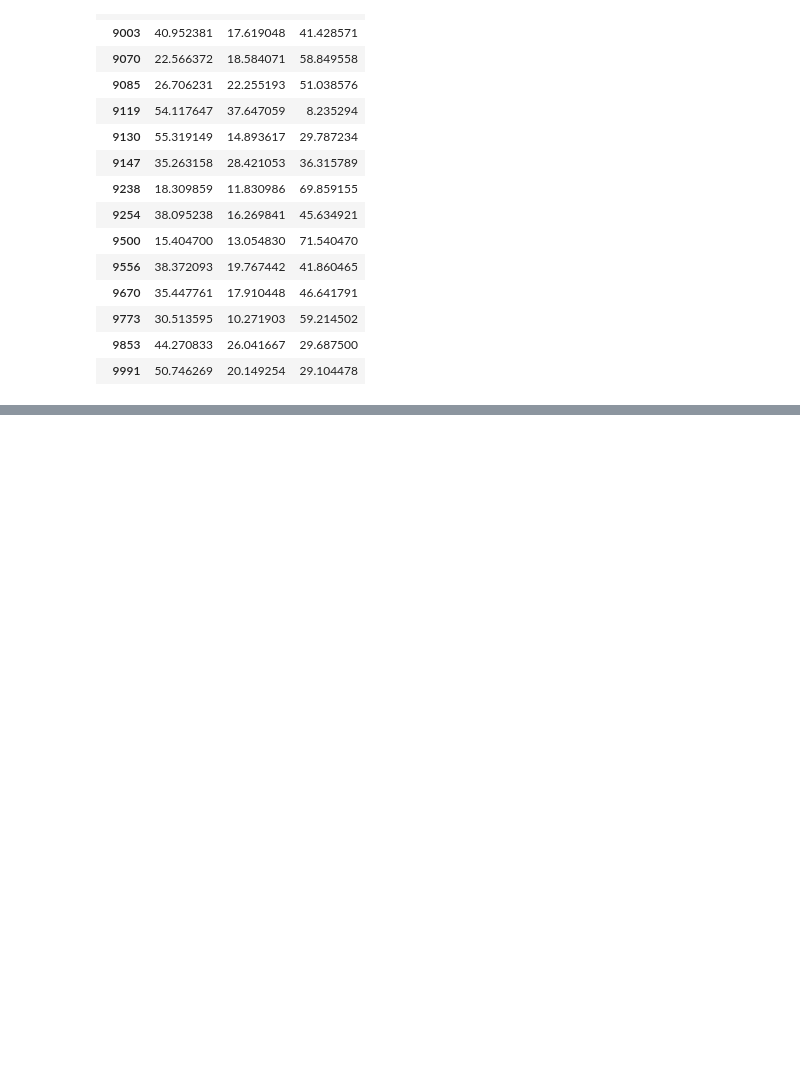
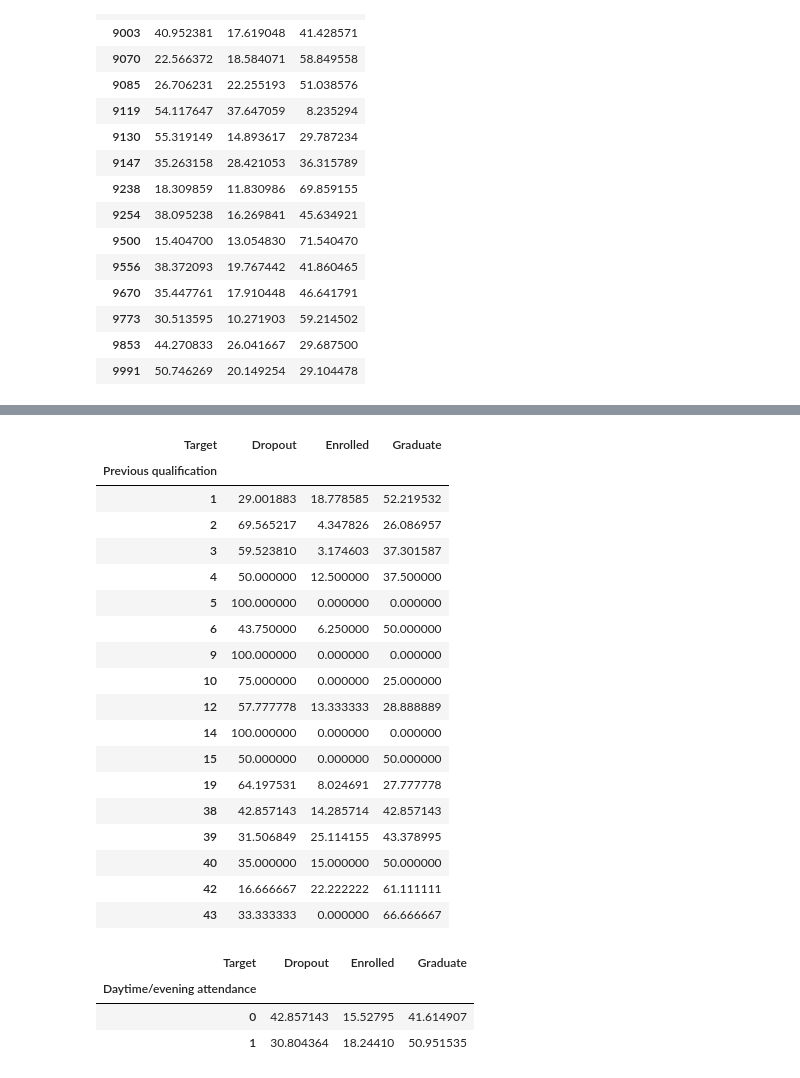
Before and after one commit to yashminparween/Internship_ybi_foundation, a Jupyter notebook: notebooks/data_understanding.ipynb, the cells around one changed output, grey strips where cells are left out. Saved outputs shown, nothing was run; the diff lists cells and outputs as text; code cells hidden in the pictures; blank space fills up the shorter version.

```diff
--- a/notebooks/data_understanding.ipynb
+++ b/notebooks/data_understanding.ipynb
@@ -268,0 +311,29 @@ pd.crosstab(df["Course"],df["Target"],normalize="index")*100
+# %%
+pd.crosstab(df["Previous qualification"],df["Target"],normalize="index")*100
+# %% [output]
+| Target | Dropout | Enrolled | Graduate |
+| Previous qualification |  |  |  |
+| 1 | 29.001883 | 18.778585 | 52.219532 |
+| 2 | 69.565217 | 4.347826 | 26.086957 |
+| 3 | 59.523810 | 3.174603 | 37.301587 |
+| 4 | 50.000000 | 12.500000 | 37.500000 |
+| 5 | 100.000000 | 0.000000 | 0.000000 |
+| 6 | 43.750000 | 6.250000 | 50.000000 |
+| 9 | 100.000000 | 0.000000 | 0.000000 |
+| 10 | 75.000000 | 0.000000 | 25.000000 |
+| 12 | 57.777778 | 13.333333 | 28.888889 |
+| 14 | 100.000000 | 0.000000 | 0.000000 |
+| 15 | 50.000000 | 0.000000 | 50.000000 |
+| 19 | 64.197531 | 8.024691 | 27.777778 |
+| 38 | 42.857143 | 14.285714 | 42.857143 |
+| 39 | 31.506849 | 25.114155 | 43.378995 |
+| 40 | 35.000000 | 15.000000 | 50.000000 |
+| 42 | 16.666667 | 22.222222 | 61.111111 |
+| 43 | 33.333333 | 0.000000 | 66.666667 |
+# %%
+pd.crosstab(df["Daytime/evening attendance\t"],df["Target"],normalize="index")*100
+# %% [output]
+| Target | Dropout | Enrolled | Graduate |
+| Daytime/evening attendance |  |  |  |
+| 0 | 42.857143 | 15.52795 | 41.614907 |
+| 1 | 30.804364 | 18.24410 | 50.951535 |
```
Also changed, not shown: parts of 3 cells of this notebook.
